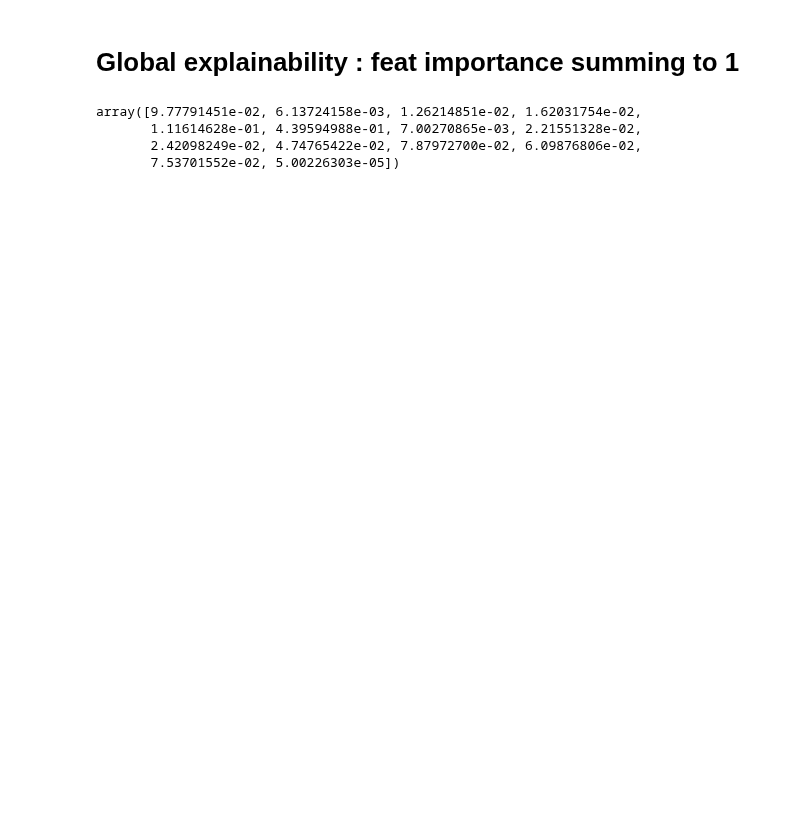
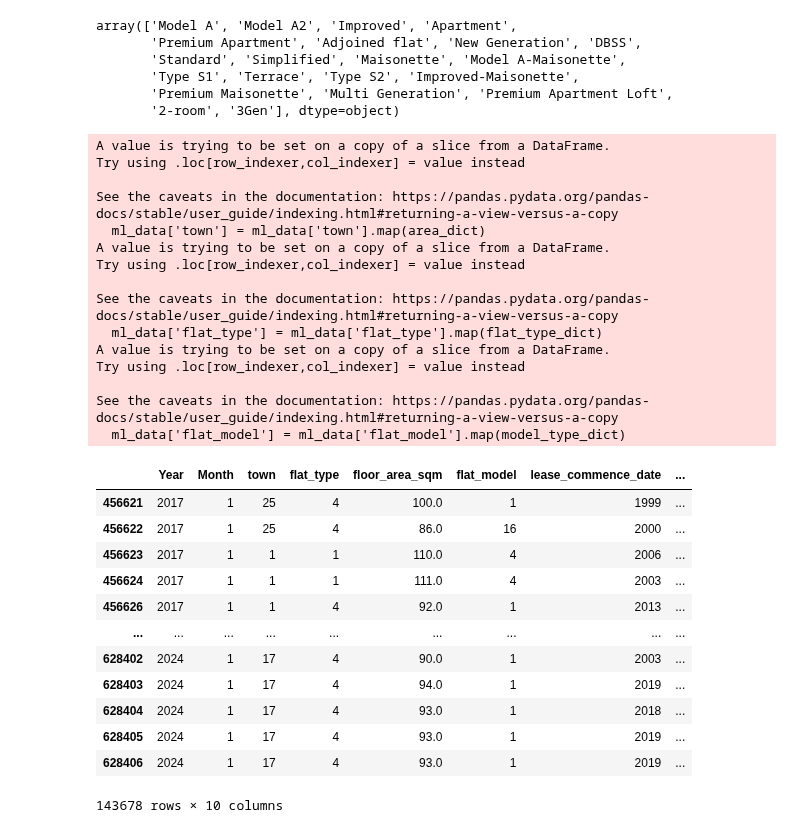
Before and after one commit to KuroInit/HDB-Resale-Price-Predict, a Jupyter notebook: Predict.ipynb, the cells around one changed output. Cells and saved outputs as stored; diff of their text form; code cells hidden in the pictures; blank space fills up the shorter version.

```diff
--- a/Predict.ipynb
+++ b/Predict.ipynb
@@ -166,9 +31,48 @@ KeyboardInterrupt:
-# %% [markdown]
-# Global explainability : feat importance summing to 1
-# %%
-clf.feature_importances_
-# %% [output]
-array([9.77791451e-02, 6.13724158e-03, 1.26214851e-02, 1.62031754e-02,
-       1.11614628e-01, 4.39594988e-01, 7.00270865e-03, 2.21551328e-02,
-       2.42098249e-02, 4.74765422e-02, 7.87972700e-02, 6.09876806e-02,
-       7.53701552e-02, 5.00226303e-05])
+# %%
+ml_data['flat_model'].unique()
+# %% [output]
+array(['Model A', 'Model A2', 'Improved', 'Apartment',
+       'Premium Apartment', 'Adjoined flat', 'New Generation', 'DBSS',
+       'Standard', 'Simplified', 'Maisonette', 'Model A-Maisonette',
+       'Type S1', 'Terrace', 'Type S2', 'Improved-Maisonette',
+       'Premium Maisonette', 'Multi Generation', 'Premium Apartment Loft',
+       '2-room', '3Gen'], dtype=object)
+# %%
+area_dict = {'QUEENSTOWN': 1, 'SERANGOON': 2, 'PASIR RIS': 3, 'TAMPINES': 4, 'MARINE PARADE': 5, 'KALLANG/WHAMPOA': 6, 'JURONG WEST': 7, 'WOODLANDS': 8, 'YISHUN': 9, 'TOA PAYOH': 10, 'BUKIT PANJANG': 11, 'BISHAN': 12, 'BUKIT BATOK': 13, 'BEDOK': 14, 'BUKIT MERAH': 15, 'ANG MO KIO': 16, 'HOUGANG': 17, 'JURONG EAST': 18, 'GEYLANG': 19, 'CHOA CHU KANG': 20, 'CLEMENTI': 21, 'CENTRAL AREA': 22, 'BUKIT TIMAH': 23, 'SENGKANG': 24, 'SEMBAWANG': 25, 'PUNGGOL': 26}
+model_type_dict = {'Model A': 1, 'Standard': 2, 'Apartment': 3, 'Improved': 4, 'New Generation': 5, 'Simplified': 6, 'Terrace': 7, 'Adjoined flat': 8, 'Maisonette': 9, 'Multi Generation': 10, 'Premium Apartment': 11, 'Model A-Maisonette': 12, 'Improved-Maisonette': 13, 'Premium Maisonette': 14, '2-room': 15, 'Model A2': 16, 'DBSS': 17, 'Type S1': 18, 'Type S2': 19, 'Premium Apartment Loft': 20, '3Gen': 21}
+flat_type_dict = {'5 ROOM': 1, 'EXECUTIVE': 2, '3 ROOM': 3, '4 ROOM': 4, '2 ROOM': 5, 'MULTI-GENERATION': 6, '1 ROOM': 7}
+# %%
+ml_data['town'] = ml_data['town'].map(area_dict)
+ml_data['flat_type'] = ml_data['flat_type'].map(flat_type_dict)
+ml_data['flat_model'] = ml_data['flat_model'].map(model_type_dict)
+
+ml_data
+# %% [output]
+A value is trying to be set on a copy of a slice from a DataFrame.
+Try using .loc[row_indexer,col_indexer] = value instead
+
+See the caveats in the documentation: https://pandas.pydata.org/pandas-docs/stable/user_guide/indexing.html#returning-a-view-versus-a-copy
+  ml_data['town'] = ml_data['town'].map(area_dict)
+A value is trying to be set on a copy of a slice from a DataFrame.
+Try using .loc[row_indexer,col_indexer] = value instead
+
+See the caveats in the documentation: https://pandas.pydata.org/pandas-docs/stable/user_guide/indexing.html#returning-a-view-versus-a-copy
+  ml_data['flat_type'] = ml_data['flat_type'].map(flat_type_dict)
+A value is trying to be set on a copy of a slice from a DataFrame.
+Try using .loc[row_indexer,col_indexer] = value instead
+
+See the caveats in the documentation: https://pandas.pydata.org/pandas-docs/stable/user_guide/indexing.html#returning-a-view-versus-a-copy
+  ml_data['flat_model'] = ml_data['flat_model'].map(model_type_dict)
+|  | Year | Month | town | flat_type | floor_area_sqm | flat_model | lease_commence_date | ... |
+| 456621 | 2017 | 1 | 25 | 4 | 100.0 | 1 | 1999 | ... |
+| 456622 | 2017 | 1 | 25 | 4 | 86.0 | 16 | 2000 | ... |
+| 456623 | 2017 | 1 | 1 | 1 | 110.0 | 4 | 2006 | ... |
+| 456624 | 2017 | 1 | 1 | 1 | 111.0 | 4 | 2003 | ... |
+| 456626 | 2017 | 1 | 1 | 4 | 92.0 | 1 | 2013 | ... |
+| ... | ... | ... | ... | ... | ... | ... | ... | ... |
+| 628402 | 2024 | 1 | 17 | 4 | 90.0 | 1 | 2003 | ... |
+| 628403 | 2024 | 1 | 17 | 4 | 94.0 | 1 | 2019 | ... |
+| 628404 | 2024 | 1 | 17 | 4 | 93.0 | 1 | 2018 | ... |
+| 628405 | 2024 | 1 | 17 | 4 | 93.0 | 1 | 2019 | ... |
+| 628406 | 2024 | 1 | 17 | 4 | 93.0 | 1 | 2019 | ... |
+143678 rows × 10 columns
```
Also changed, not shown: parts of 17 cells of this notebook.
